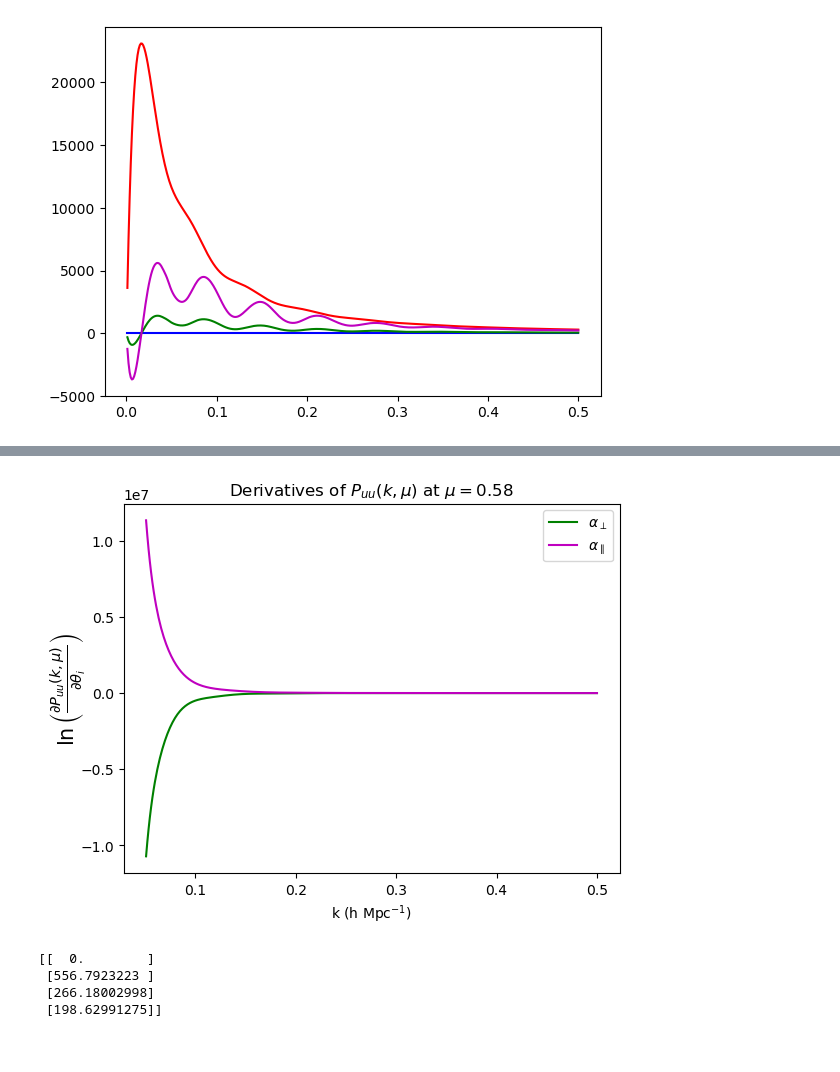
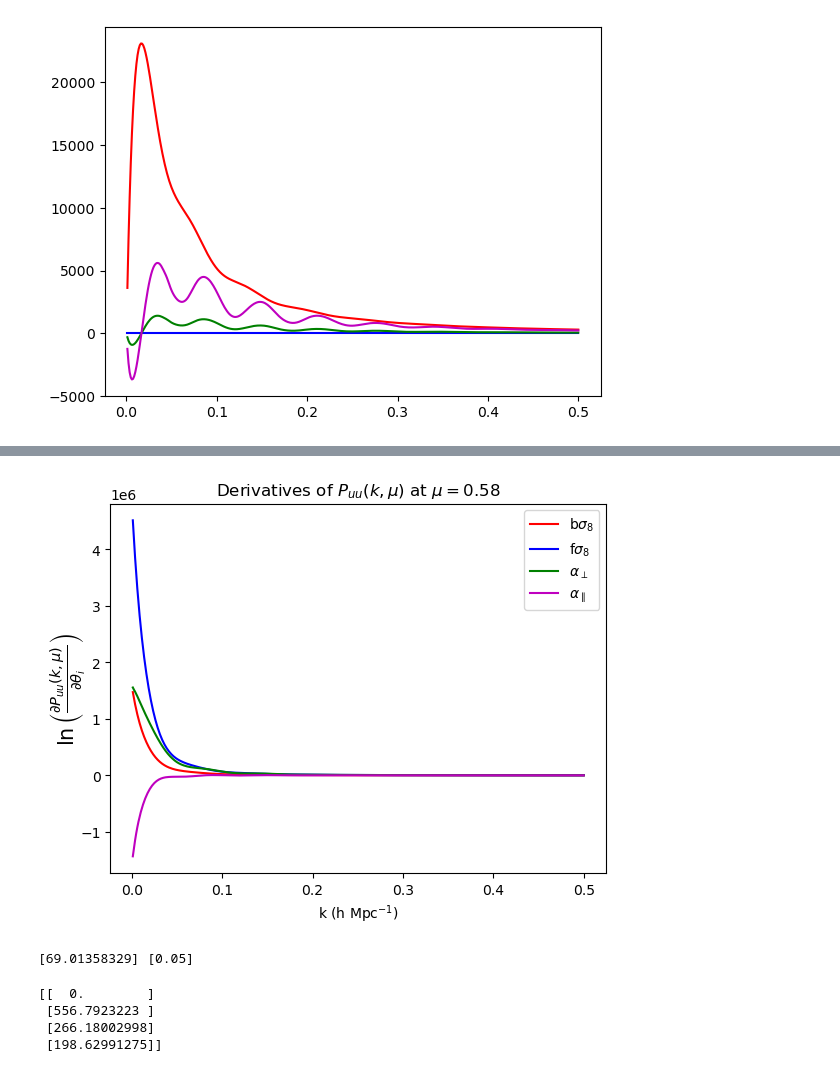
Before and after one commit to eh13913/Capstone-Project, a Jupyter notebook: Notebooks/Test1.ipynb, the cells around one changed output, grey strips where cells are left out. Drawn from its saved outputs; the diff is of its cells as text; code cells hidden in the pictures.

Commit message:
Cleaning & Derivatives

```diff
--- a/Notebooks/Test1.ipynb
+++ b/Notebooks/Test1.ipynb
@@ -0,0 +41,30 @@
+# %%
+pgg=np.zeros((len(kvec),len(muvec))) #400x100 array to contain value of pgg at each k and mu value
+pgu=np.zeros((len(kvec),len(muvec))) #400x100 array to contain value of pgu at each k and mu value
+puu=np.zeros((len(kvec),len(muvec))) #400x100 array to contain value of puu at each k and mu value
+
+bder=np.zeros((3,len(kvec),len(muvec))) #400x100 array to contain derivative of pgg, pgu, pgg wrt b at each k and mu value
+fder=np.zeros((3,len(kvec),len(muvec))) #400x100 array to contain derivative of pgg, pgu, pgg wrt f at each k and mu value
+aperder=np.zeros((3,len(kvec),len(muvec))) #400x100 array to contain derivative of pgg, pgu, pgg wrt aperp at each k and mu value
+aparder=np.zeros((3,len(kvec),len(muvec))) #400x100 array to contain derivative of pgg, pgu, pgg wrt apara at each k and mu value
+# %%
+# populate these arrays
+for i, kval in enumerate(kvec):
+    for j, muval in enumerate(muvec):
+        pgg[i,j],pgu[i,j],puu[i,j]=get_powerfx(kval,muval,pkval[i],kaiser[j],fval,zval,hval)
+        bder[:,i,j],fder[:,i,j],aperder[:,i,j],aparder[:,i,j]=[get_full_deriv(kval,muval,pkval[i],kaiser[j],fval,zval,hval,derPalphaval[:,i,j],sigmaval)[:,k] for k in range(4)]
+# %%
+for i in range(len(muvec)):
+    plt.plot(kvec,1/(pgg[:,i])*bder[0,:,i],color='r',label='b$\sigma_8$')
+    plt.plot(kvec,1/(pgg[:,i])*fder[0,:,i],color='b',label='f$\sigma_8$')
+    plt.plot(kvec,1/(pgg[:,i])*aperder[0,:,i],color='g',label='$\\alpha_{\perp}$')
+    plt.plot(kvec,1/(pgg[:,i])*aparder[0,:,i],color='m',label='$\\alpha_{\parallel}$')
+    plt.xlabel('k (h MPC$^{-1}$)')
+    plt.ylabel('$\\frac{1}{P_{gg}}$ $\\frac{dP_{gg}}{d\\theta_i}$',fontsize=15,labelpad=-5)
+    plt.title('Derivatives of $P_{gg}$')
+    plt.xlim(-0.01,0.51)
+    plt.ylim(-2,5)
+    plt.legend(loc=1)
+    path = '../../Data/Pgg/{:03d}'.format(i)
+    plt.savefig(path, dpi=300)
+    plt.close()
@@ -604,7 +690,7 @@ aparder=np.zeros(len(kvec))
 #muval=muvec[muidx]
 for j, muval in enumerate(muvec):
     for i, kval in enumerate(kvec):
-        derP = compute_full_deriv_gu(
+        derP = compute_full_deriv_uu(
             kval,
             npop,
             npk,
@@ -655,19 +725,23 @@ for j, muval in enumerate(muvec):
 # %%
 import matplotlib.pyplot as plt
-#plt.plot(kvec,bder, color='r',label='b$\\sigma_8$')
-#plt.plot(kvec,fder, color='b',label='f$\\sigma_8$')
+plt.plot(kvec,bder, color='r',label='b$\\sigma_8$')
+plt.plot(kvec,fder, color='b',label='f$\\sigma_8$')
 plt.plot(kvec,aperder, color='g',label='$\\alpha_\\perp$')
 plt.plot(kvec,aparder, color='m',label='$\\alpha_\\parallel$')
 plt.legend()
 plt.ylabel("$\ln\left(\\frac{\partial P_{uu}(k,\mu)}{\partial \\theta_i}\\right)$",fontsize=15,labelpad=-5)
 plt.xlabel("k (h Mpc$^{-1}$)")
 plt.title("Derivatives of $P_{{uu}}(k,\mu)$ at $\mu={:.2f}$".format(muval))
 plt.show()
 #path = '../Figures/Derivative graphs for Pgg at mu={:.2f}.png'.format(muval)
 #plt.savefig(path, dpi=300, bbox_inches='tight')
 #plt.close()
 # %% [output]
-[figure, old version]
+[figure, new version]
+# %%
+print(cosmo.h,cosmo.z) #1/1+z * h = constval
+# %% [output]
+[69.01358329] [0.05]
 # %%
 print(derP)
 # %% [output]
```
Also changed, not shown: parts of 5 cells of this notebook, 4 other files.
